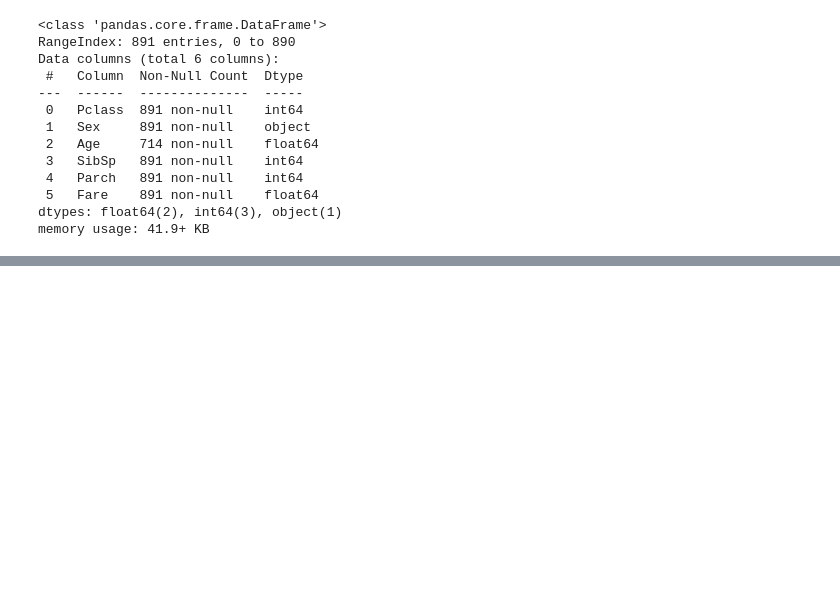
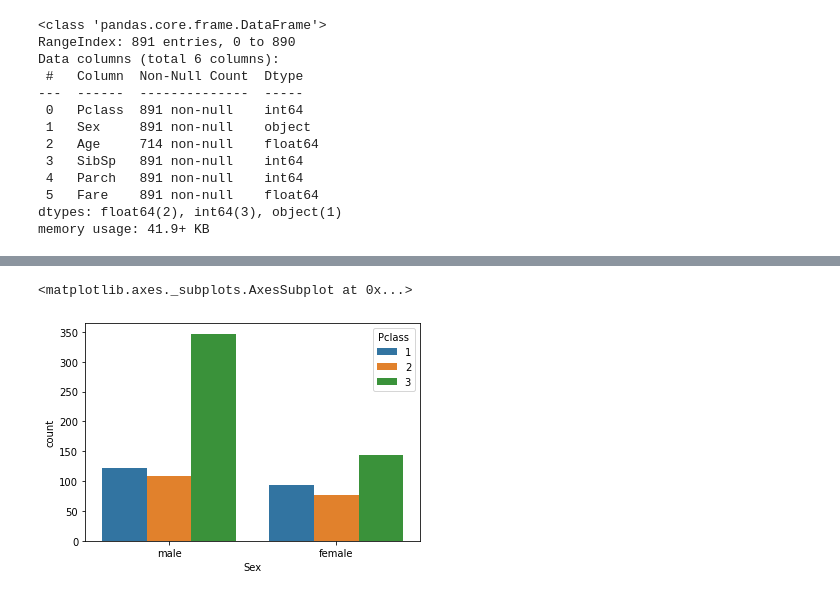
Before and after one commit to allenvarughese22/Machine-Learning-Projects---Learning, a Jupyter notebook: Titanic-Data Analysis/titanic/Titanic Survivor - Data Analysis.ipynb, the cells around one changed output, grey strips where cells are left out. Saved outputs shown, nothing was run; the diff lists cells and outputs as text; code cells hidden in the pictures; blank space fills up the shorter version.

```diff
--- a/Titanic-Data Analysis/titanic/Titanic Survivor - Data Analysis.ipynb
+++ b/Titanic-Data Analysis/titanic/Titanic Survivor - Data Analysis.ipynb
@@ -153,0 +197,5 @@ memory usage: 41.9+ KB
+# %%
+sns.countplot(X_train['Sex'], hue=X_train['Pclass'])
+# %% [output]
+<matplotlib.axes._subplots.AxesSubplot at 0x...>
+[figure, added]
```
Also changed, not shown: parts of 20 cells of this notebook.
